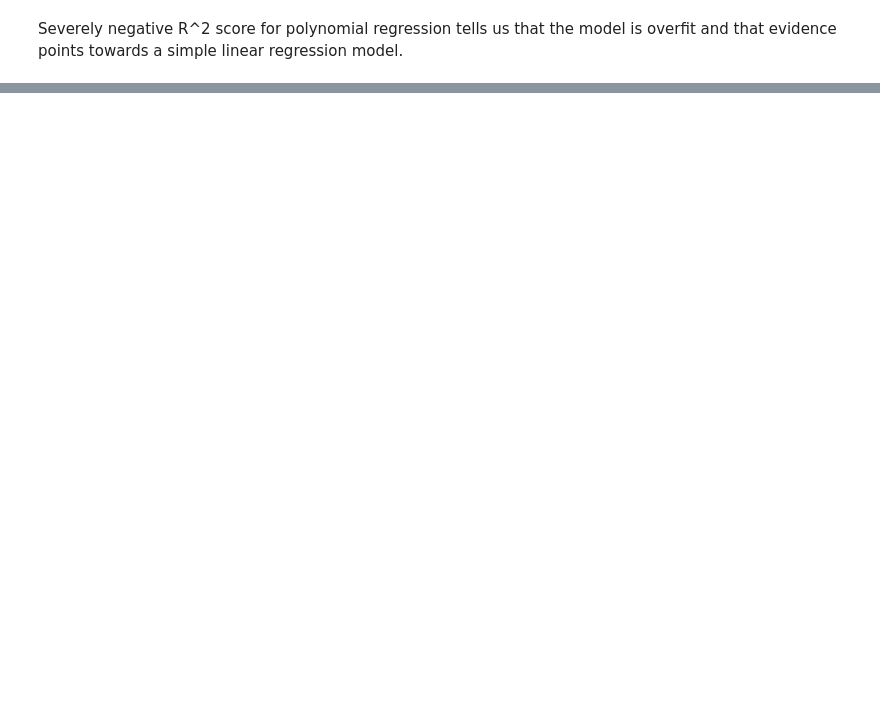
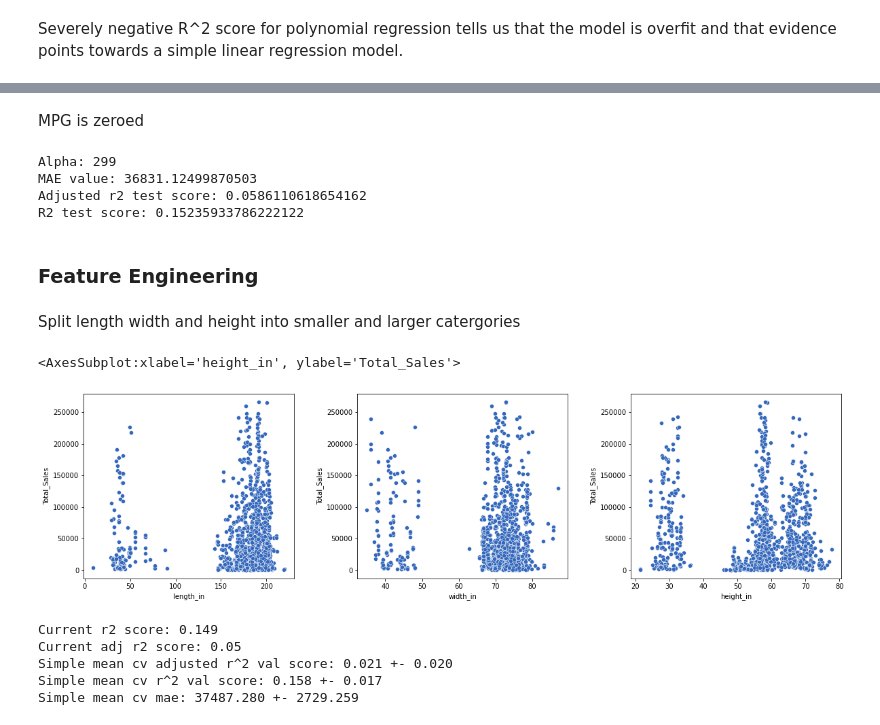
Before and after one commit to racheldilley1/car-sales-predictor, a Jupyter notebook: Notebooks/EDA & Modeling Workbook.ipynb, the cells around one changed output, grey strips where cells are left out. Saved outputs shown, nothing was run; the diff lists cells and outputs as text; code cells hidden in the pictures; blank space fills up the shorter version.

```diff
--- a/Notebooks/EDA & Modeling Workbook.ipynb
+++ b/Notebooks/EDA & Modeling Workbook.ipynb
@@ -426,0 +393,72 @@ ridge_model_cv(X, y, alpha, X_test, y_test)
+# %% [markdown]
+MPG is zeroed
+# %%
+#baseline ridgecv
+lasso, X_test_ridge = lasso_cv(5, 200, 300, 1, X_train, y_train, X_test, y_test)
+# %% [output]
+Alpha: 299
+MAE value: 36831.12499870503
+Adjusted r2 test score: 0.0586110618654162
+R2 test score: 0.15235933786222122
+# %% [markdown]
+### Feature Engineering
+# %% [markdown]
+Split length width and height into smaller and larger catergories
+# %%
+# Create 2x2 sub plots
+gs = gridspec.GridSpec(1, 3, wspace=0.3)
+plt.figure(figsize=(20,5))
+
+ax = plt.subplot(gs[0, 0]) # row 0, col 0
+sns.scatterplot(x = df1['length_in'], y = df1['Total_Sales'], color = '#3468bc')
+
+ax = plt.subplot(gs[0, 1]) # row 0, col 1
+sns.scatterplot(x=df1['width_in'], y=df1['Total_Sales'], color = '#3468bc')
+
+ax = plt.subplot(gs[0, 2]) # row 0, col 3
+sns.scatterplot(x=df1['height_in'], y=df1['Total_Sales'], color = '#3468bc')
+# %% [output]
+<AxesSubplot:xlabel='height_in', ylabel='Total_Sales'>
+[figure, added]
+# %%
+#split length by 120 inches
+X_train2 = X_train.copy()
+X_test2 = X_test.copy()
+
+X_train2['length_low'] = (X_train2['length_in']*(X_train2['length_in']<120))
+X_test2['length_low'] = X_test2['length_in']*(X_test2['length_in']<120)
+
+X_train2['length_hi'] = X_train2['length_in']*(X_train2['length_in']>=120)
+X_test2['length_hi'] = X_test2['length_in']*(X_test2['length_in']>=120)
+
+#split width by 55 inches
+X_train2['width_low'] = (X_train2['width_in']*(X_train2['width_in']<55))
+X_test2['width_low'] = (X_test2['width_in']*(X_test2['width_in']<55))
+
+X_train2['width_hi'] = (X_train2['width_in']*(X_train2['width_in']>=55))
+X_test2['width_hi'] = (X_test2['width_in']*(X_test2['width_in']>=55))
+
+#split height by 40 inches
+X_train2['height_low'] = (X_train2['height_in']*(X_train2['height_in']<40))
+X_test2['height_low'] = X_test2['height_in']*(X_test2['height_in']<40)
+
+X_train2['height_hi'] = X_train2['height_in']*(X_train2['height_in']>=40)
+X_test2['height_hi'] = X_test2['height_in']*(X_test2['height_in']>=40)
+
+#drop columns
+X_train2 = X_train2.drop(labels=['length_in', 'width_in', 'height_in'], axis=1)
+X_test2 = X_test2.drop(labels=['length_in', 'width_in', 'height_in'], axis=1)
+
+current_r2 = 0.149
+current_adj_r2 = 0.05
+print(f'Current r2 score: {current_r2}')
+print(f'Current adj r2 score: {current_adj_r2}')
+lm2 = linear_regression_with_cv(X_train2,y_train)
+current_r2 = 0.158
+current_adj_r2 = 0.044
+# %% [output]
+Current r2 score: 0.149
+Current adj r2 score: 0.05
+Simple mean cv adjusted r^2 val score: 0.021 +- 0.020
+Simple mean cv r^2 val score: 0.158 +- 0.017
+Simple mean cv mae: 37487.280 +- 2729.259
```
Also changed, not shown: parts of 83 cells of this notebook, 1 other file.
